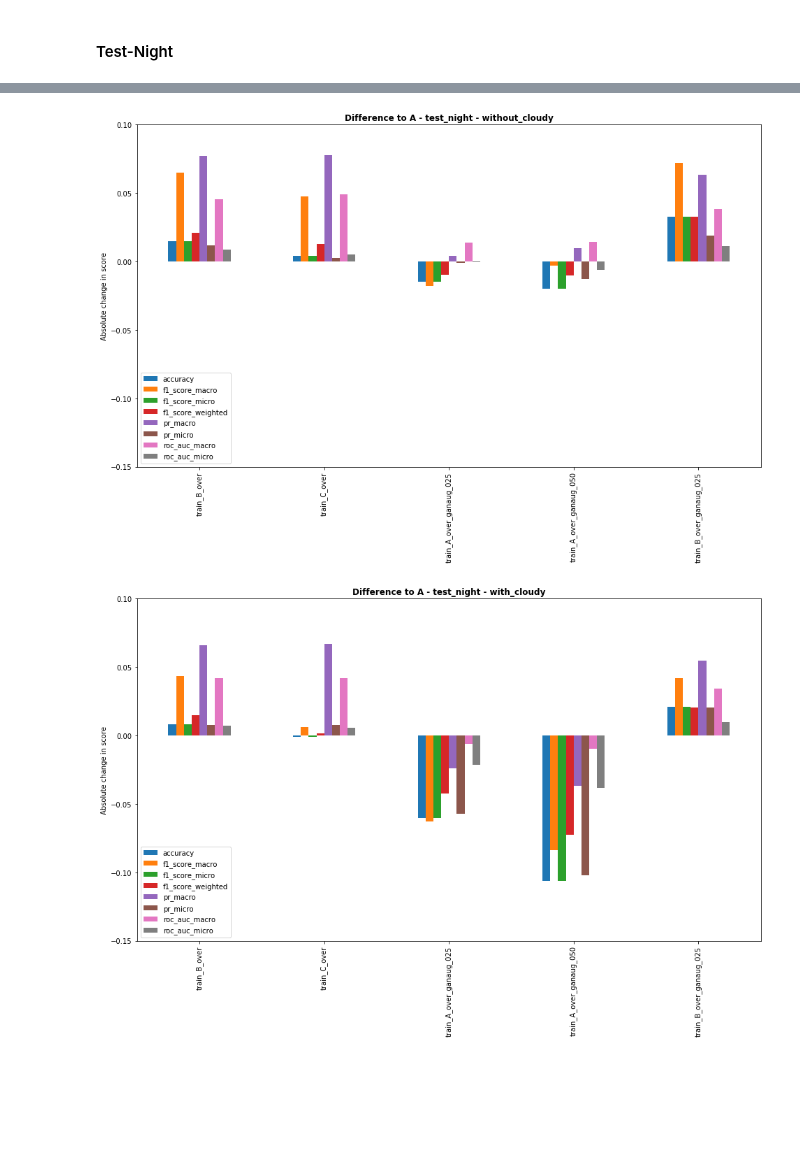
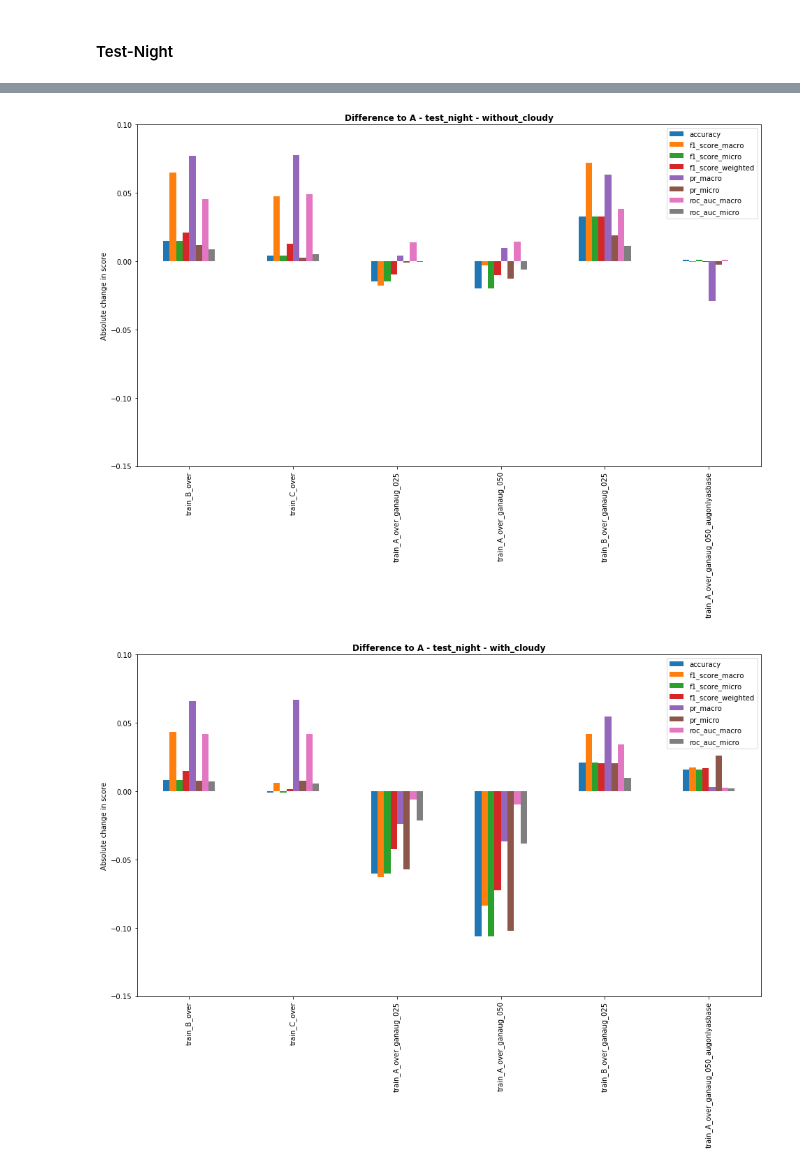
Before and after one commit to tillvolkmann/night-drive, a Jupyter notebook: classifier/notebooks/weather_classifier_improvement_overview_best_epoch.ipynb, the cells around one changed output, grey strips where cells are left out. Drawn from its saved outputs; the diff is of its cells as text; code cells hidden in the pictures; blank space fills up the shorter version.

```diff
--- a/classifier/notebooks/weather_classifier_improvement_overview_best_epoch.ipynb
+++ b/classifier/notebooks/weather_classifier_improvement_overview_best_epoch.ipynb
@@ -30,7 +30,7 @@ df_sel = pd.DataFrame()
 df_sel_epochs = pd.DataFrame()
 df_all = pd.DataFrame()
 list_runs = ["without_cloudy", "with_cloudy"]
-list_trials = ["train_A_over", "train_B_over", "train_C_over", "train_A_over_ganaug_025", "train_A_over_ganaug_050", "train_B_over_ganaug_025"]
+list_trials = ["train_A_over", "train_B_over", "train_C_over", "train_A_over_ganaug_025", "train_A_over_ganaug_050", "train_B_over_ganaug_025", "train_A_over_ganaug_050_augonlyasbase"]
 for r, run in enumerate(list_runs):  # for each set of classifier runs
     for t, trial in enumerate(list_trials):  # for each data set
         path_to_csv = os.path.join(base_path_to_csv,run,trial)
@@ -189,11 +186,12 @@ df_cursplit.loc[:, cols2print].head(12)
 # %%
 print("\n===", split, "Difference to A ===")
+one_half = df_cursplit.shape[0]//2
 df_cursplit_diff = df_cursplit.copy()
 for col in df_cursplit.columns:
     if not isinstance(df_cursplit.loc[0,col], str):
-        df_cursplit_diff.loc[0:5,col] = df_cursplit_diff.loc[0:5,col] - df_cursplit.loc[0,col]
-        df_cursplit_diff.loc[6:11,col] = df_cursplit_diff.loc[6:11,col] - df_cursplit.loc[6,col]
-df_cursplit_diff.loc[:,cols2print].head(12)
+        df_cursplit_diff.loc[0:one_half-1,col] = df_cursplit_diff.loc[0:one_half-1,col] - df_cursplit.loc[0,col]
+        df_cursplit_diff.loc[one_half:one_half*2-1,col] = df_cursplit_diff.loc[one_half:one_half*2-1,col] - df_cursplit.loc[one_half,col]
+df_cursplit_diff.loc[:, cols2print].head(df_cursplit_diff.shape[0])
 # %% [output]
 === valid_night Difference to A ===
 |  | epoch | trial | run | accuracy | f1_score_macro | f1_score_micro | f1_score_weighted | pr_macro | ... |
@@ -214,7 +214,7 @@ df_cursplit_diff.loc[:,cols2print].head(12)
 for trial in ["without_cloudy", "with_cloudy"]:
     df_cursplit_plot = df_cursplit_diff.copy()
     df_cursplit_plot = df_cursplit_plot.loc[df_cursplit_diff.run==trial, :].reset_index(drop=True)
-    df_cursplit_plot = df_cursplit_plot.loc[1:5, :]
+    df_cursplit_plot = df_cursplit_plot.loc[1:df_cursplit_plot.shape[0], :]
     ax = df_cursplit_plot.set_index(["trial"]).loc[:, metrics2print].plot(kind = "bar", figsize = (16, 9))
     ax.set_xlabel("")
     ax.set_ylabel("Absolute change in score")
@@ -272,11 +276,12 @@ df_cursplit.loc[:,cols2print].head(12)
 # %%
 print("\n===", split, "Difference to A ===")
+one_half = df_cursplit.shape[0]//2
 df_cursplit_diff = df_cursplit.copy()
 for col in df_cursplit.columns:
     if not isinstance(df_cursplit.loc[0,col], str):
-        df_cursplit_diff.loc[0:5,col] = df_cursplit_diff.loc[0:5,col] - df_cursplit.loc[0,col]
-        df_cursplit_diff.loc[6:11,col] = df_cursplit_diff.loc[6:11,col] - df_cursplit.loc[6,col]
-df_cursplit_diff.loc[:,cols2print].head(12)
+        df_cursplit_diff.loc[0:one_half-1,col] = df_cursplit_diff.loc[0:one_half-1,col] - df_cursplit.loc[0,col]
+        df_cursplit_diff.loc[one_half:one_half*2-1,col] = df_cursplit_diff.loc[one_half:one_half*2-1,col] - df_cursplit.loc[one_half,col]
+df_cursplit_diff.loc[:, cols2print].head(df_cursplit_diff.shape[0])
 # %% [output]
 === test_night Difference to A ===
 |  | epoch | trial | run | accuracy | f1_score_macro | f1_score_micro | f1_score_weighted | pr_macro | ... |
@@ -295,14 +302,14 @@ df_cursplit_diff.loc[:,cols2print].head(12)
 # %%
 # plot difference
 for trial in ["without_cloudy", "with_cloudy"]:
     df_cursplit_plot = df_cursplit_diff.copy()
     df_cursplit_plot = df_cursplit_plot.loc[df_cursplit_diff.run==trial, :].reset_index(drop=True)
-    df_cursplit_plot = df_cursplit_plot.loc[1:5, :]
+    df_cursplit_plot = df_cursplit_plot.loc[1:df_cursplit_plot.shape[0], :]
     ax = df_cursplit_plot.set_index(["trial"]).loc[:, metrics2print].plot(kind = "bar", figsize = (16, 9))
     ax.set_xlabel("")
     ax.set_ylabel("Absolute change in score")
     ax.set_ylim(-0.15, 0.1)
     ax.set_title(f"Difference to A - {split} - {trial}", fontweight="bold")
 # %% [output]
-[figure, old version]
+[figure, new version]
-[figure, old version]
+[figure, new version]
```
Also changed, not shown: parts of 10 cells of this notebook, 1 other file.
